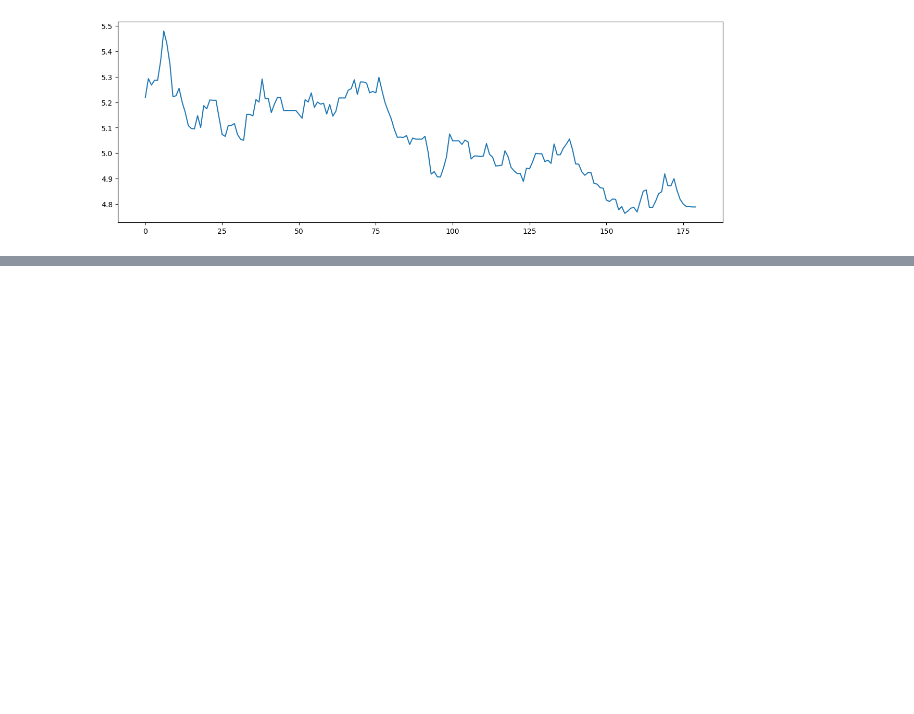
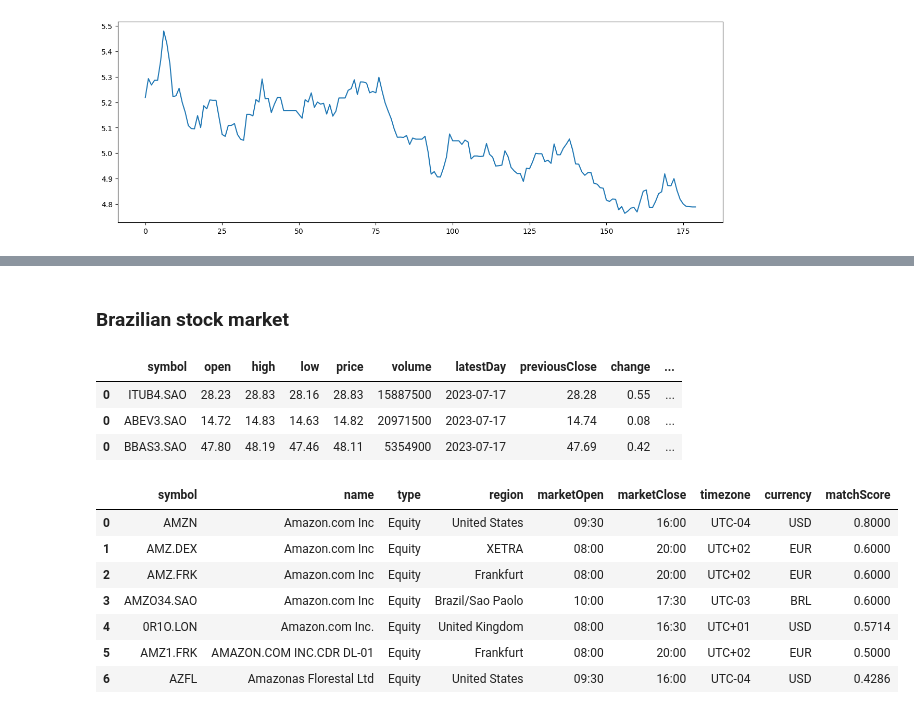
Before and after one commit to Carolinefcg/Python_Fundamentals, a Jupyter notebook: 3.3 Python APIs and JSON files.ipynb, the cells around one changed output, grey strips where cells are left out. Cells and saved outputs as stored; diff of their text form; code cells hidden in the pictures; blank space fills up the shorter version.

```diff
--- a/3.3 Python APIs and JSON files.ipynb
+++ b/3.3 Python APIs and JSON files.ipynb
@@ -153,0 +214,35 @@ display(tabela)
+# %% [markdown]
+### Brazilian stock market
+# %%
+acoes = ['ITUB4', 'ABEV3', 'BBAS3']
+
+compilada = pd.DataFrame()
+
+for acao in acoes:
+    url = f'https://www.alphavantage.co/query?function=GLOBAL_QUOTE&symbol={acao}.SAO&apikey={api_key}&datatype=csv'
+    r = requests.get(url)
+    tabela = pd.read_csv(StringIO(r.text))
+    lista_tabelas = [compilada, tabela]
+    compilada = pd.concat(lista_tabelas)
+
+display(compilada)
+# %% [output]
+|  | symbol | open | high | low | price | volume | latestDay | previousClose | change | ... |
+| 0 | ITUB4.SAO | 28.23 | 28.83 | 28.16 | 28.83 | 15887500 | 2023-07-17 | 28.28 | 0.55 | ... |
+| 0 | ABEV3.SAO | 14.72 | 14.83 | 14.63 | 14.82 | 20971500 | 2023-07-17 | 14.74 | 0.08 | ... |
+| 0 | BBAS3.SAO | 47.80 | 48.19 | 47.46 | 48.11 | 5354900 | 2023-07-17 | 47.69 | 0.42 | ... |
+# %%
+url = f'https://www.alphavantage.co/query?function=SYMBOL_SEARCH&keywords=amazon&apikey={api_key}&datatype=csv'
+r = requests.get(url)
+
+tabela = pd.read_csv(StringIO(r.text))
+display(tabela)
+# %% [output]
+|  | symbol | name | type | region | marketOpen | marketClose | timezone | currency | matchScore |
+| 0 | AMZN | Amazon.com Inc | Equity | United States | 09:30 | 16:00 | UTC-04 | USD | 0.8000 |
+| 1 | AMZ.DEX | Amazon.com Inc | Equity | XETRA | 08:00 | 20:00 | UTC+02 | EUR | 0.6000 |
+| 2 | AMZ.FRK | Amazon.com Inc | Equity | Frankfurt | 08:00 | 20:00 | UTC+02 | EUR | 0.6000 |
+| 3 | AMZO34.SAO | Amazon.com Inc | Equity | Brazil/Sao Paolo | 10:00 | 17:30 | UTC-03 | BRL | 0.6000 |
+| 4 | 0R1O.LON | Amazon.com Inc. | Equity | United Kingdom | 08:00 | 16:30 | UTC+01 | USD | 0.5714 |
+| 5 | AMZ1.FRK | AMAZON.COM INC.CDR DL-01 | Equity | Frankfurt | 08:00 | 20:00 | UTC+02 | EUR | 0.5000 |
+| 6 | AZFL | Amazonas Florestal Ltd | Equity | United States | 09:30 | 16:00 | UTC-04 | USD | 0.4286 |
```
Also changed, not shown: parts of 27 cells of this notebook.
